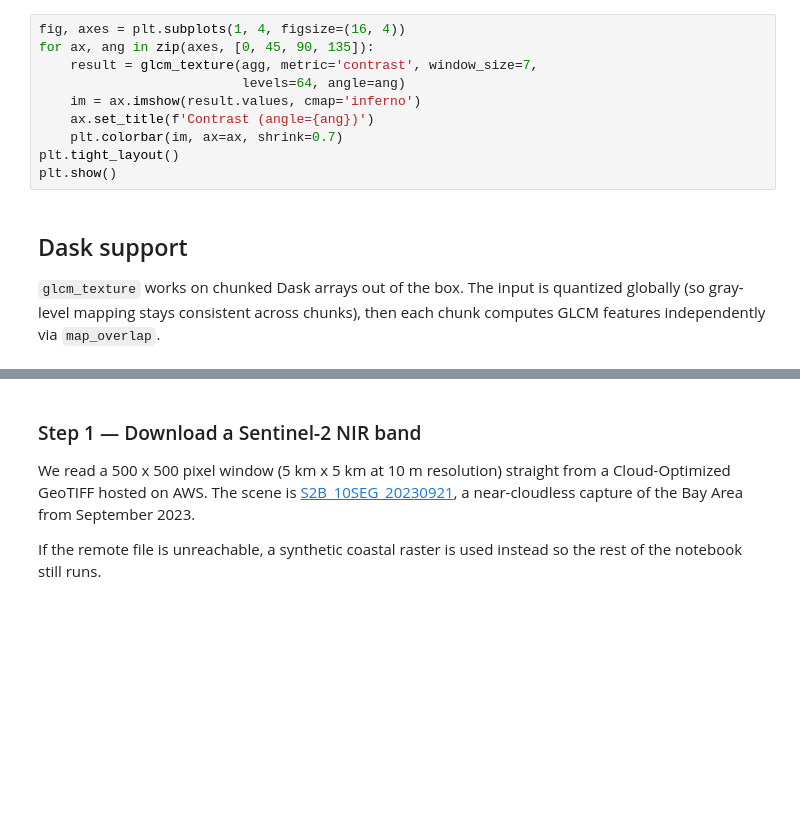
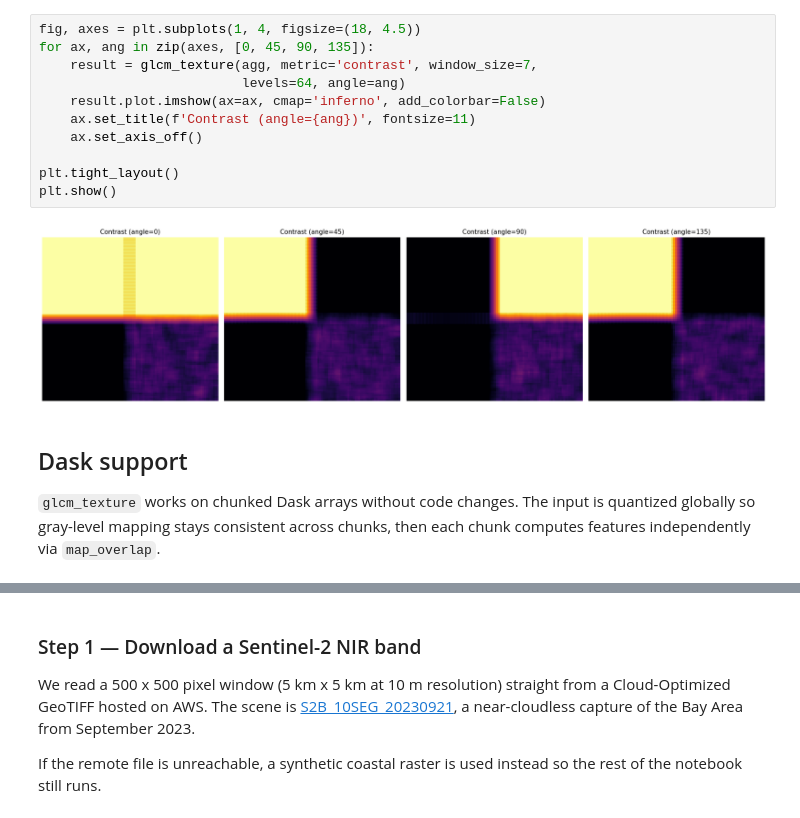
Before and after one commit to makepath/xarray-spatial, a Jupyter notebook: examples/user_guide/25_GLCM_Texture.ipynb, the cells around one changed output, grey strips where cells are left out. Cells and saved outputs as stored; diff of their text form; blank space fills up the shorter version.

```diff
--- a/examples/user_guide/25_GLCM_Texture.ipynb
+++ b/examples/user_guide/25_GLCM_Texture.ipynb
@@ -95,17 +110,20 @@ Directional textures like stripes respond differently depending on the angle.
 # %%
-fig, axes = plt.subplots(1, 4, figsize=(16, 4))
+fig, axes = plt.subplots(1, 4, figsize=(18, 4.5))
 for ax, ang in zip(axes, [0, 45, 90, 135]):
     result = glcm_texture(agg, metric='contrast', window_size=7,
                           levels=64, angle=ang)
-    im = ax.imshow(result.values, cmap='inferno')
-    ax.set_title(f'Contrast (angle={ang})')
-    plt.colorbar(im, ax=ax, shrink=0.7)
+    result.plot.imshow(ax=ax, cmap='inferno', add_colorbar=False)
+    ax.set_title(f'Contrast (angle={ang})', fontsize=11)
+    ax.set_axis_off()
+
 plt.tight_layout()
 plt.show()
+# %% [output]
+[figure, added]
 # %% [markdown]
 ## Dask support
 
-`glcm_texture` works on chunked Dask arrays out of the box. The input is quantized globally (so gray-level mapping stays consistent across chunks), then each chunk computes GLCM features independently via `map_overlap`.
+`glcm_texture` works on chunked Dask arrays without code changes. The input is quantized globally so gray-level mapping stays consistent across chunks, then each chunk computes features independently via `map_overlap`.
 # %%
 import dask.array as da
 
```
Also changed, not shown: parts of 22 cells of this notebook, 1 other file.
